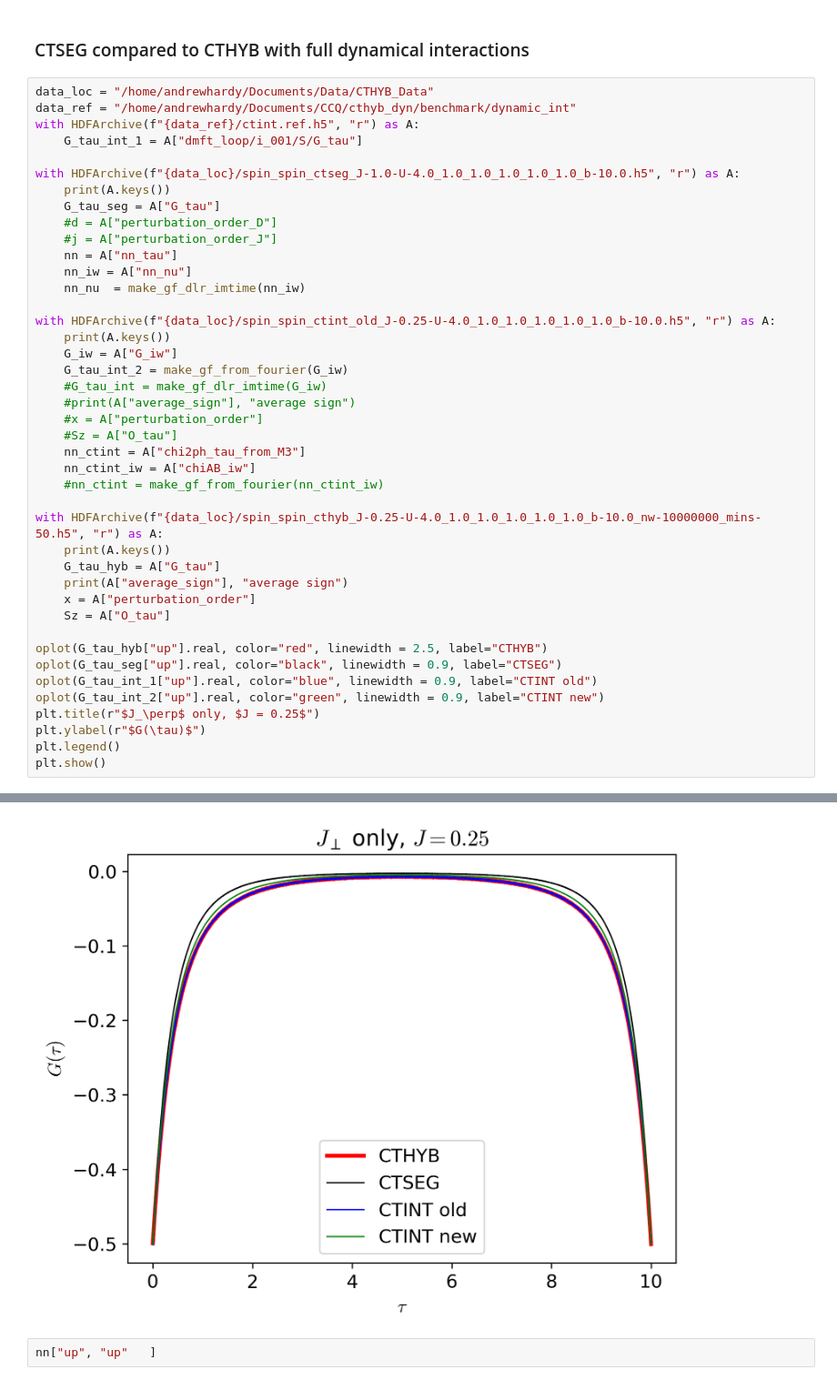
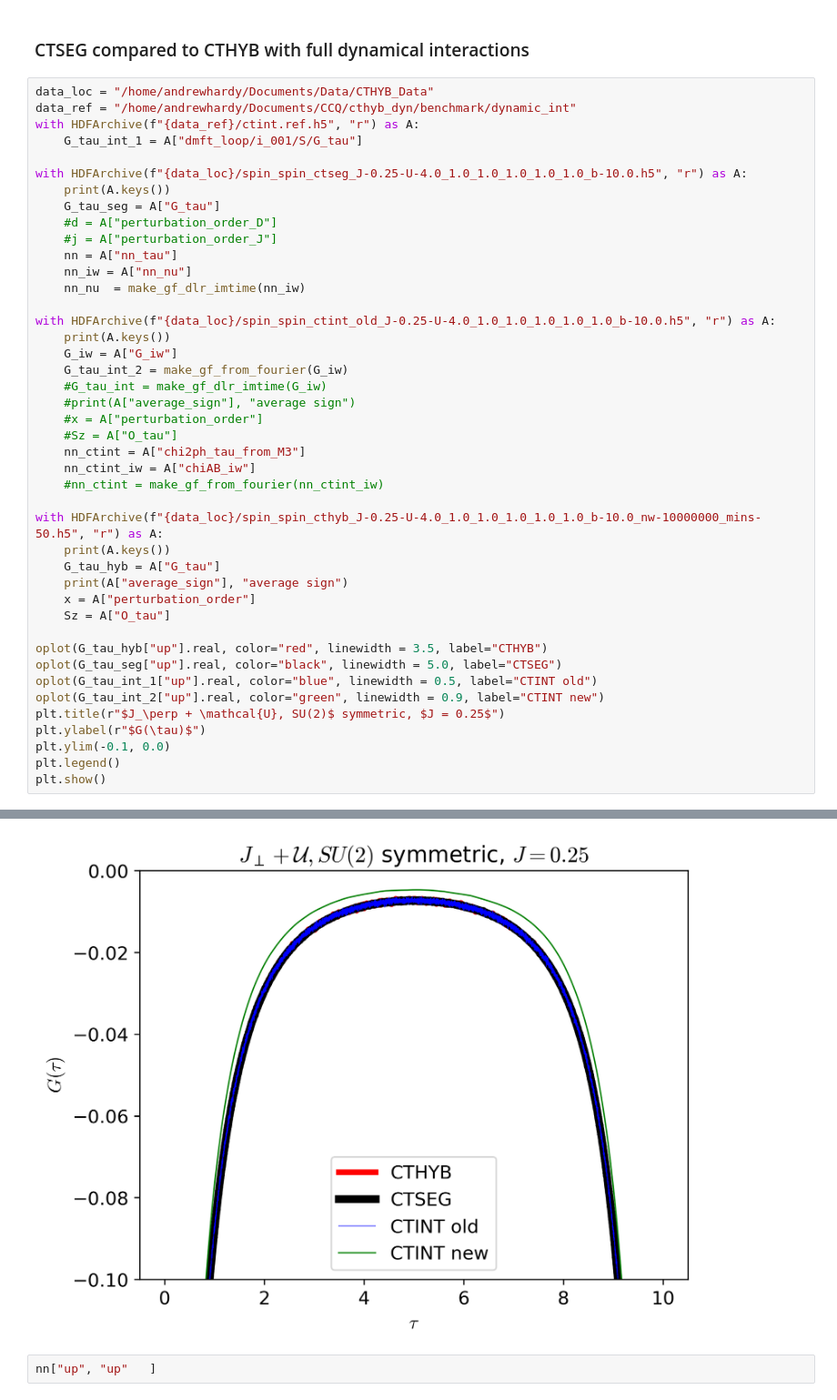
Before and after one commit to andrewkhardy/cthyb, a Jupyter notebook: benchmark/dynamic_int/CTHYB_Benchmarking.ipynb, the cells around one changed output, grey strips where cells are left out. Shown at 91% size. Drawn from its saved outputs; the diff is of its cells as text.

```diff
--- a/benchmark/dynamic_int/CTHYB_Benchmarking.ipynb
+++ b/benchmark/dynamic_int/CTHYB_Benchmarking.ipynb
@@ -62,7 +62,7 @@ data_ref = "/home/andrewhardy/Documents/CCQ/cthyb_dyn/benchmark/dynamic_int"
 with HDFArchive(f"{data_ref}/ctint.ref.h5", "r") as A:
     G_tau_int_1 = A["dmft_loop/i_001/S/G_tau"]
 
-with HDFArchive(f"{data_loc}/spin_spin_ctseg_J-1.0-U-4.0_1.0_1.0_1.0_1.0_1.0_b-10.0.h5", "r") as A:
+with HDFArchive(f"{data_loc}/spin_spin_ctseg_J-0.25-U-4.0_1.0_1.0_1.0_1.0_1.0_b-10.0.h5", "r") as A:
     print(A.keys())
     G_tau_seg = A["G_tau"]
     #d = A["perturbation_order_D"]
@@ -72,38 +72,39 @@ with HDFArchive(f"{data_loc}/spin_spin_ctseg_J-1.0-U-4.0_1.0_1.0_1.0_1.0_1.0_b-1
     nn_nu  = make_gf_dlr_imtime(nn_iw)
 
 with HDFArchive(f"{data_loc}/spin_spin_ctint_old_J-0.25-U-4.0_1.0_1.0_1.0_1.0_1.0_b-10.0.h5", "r") as A:
     print(A.keys())
     G_iw = A["G_iw"]
     G_tau_int_2 = make_gf_from_fourier(G_iw)
     #G_tau_int = make_gf_dlr_imtime(G_iw)
     #print(A["average_sign"], "average sign")
     #x = A["perturbation_order"]
     #Sz = A["O_tau"]
     nn_ctint = A["chi2ph_tau_from_M3"]
     nn_ctint_iw = A["chiAB_iw"]
     #nn_ctint = make_gf_from_fourier(nn_ctint_iw)
 
 with HDFArchive(f"{data_loc}/spin_spin_cthyb_J-0.25-U-4.0_1.0_1.0_1.0_1.0_1.0_b-10.0_nw-10000000_mins-50.h5", "r") as A:
     print(A.keys())
     G_tau_hyb = A["G_tau"]
     print(A["average_sign"], "average sign")
     x = A["perturbation_order"]
     Sz = A["O_tau"]
 
-oplot(G_tau_hyb["up"].real, color="red", linewidth = 2.5, label="CTHYB")
-oplot(G_tau_seg["up"].real, color="black", linewidth = 0.9, label="CTSEG")
-oplot(G_tau_int_1["up"].real, color="blue", linewidth = 0.9, label="CTINT old")
+oplot(G_tau_hyb["up"].real, color="red", linewidth = 3.5, label="CTHYB")
+oplot(G_tau_seg["up"].real, color="black", linewidth = 5.0, label="CTSEG")
+oplot(G_tau_int_1["up"].real, color="blue", linewidth = 0.5, label="CTINT old")
 oplot(G_tau_int_2["up"].real, color="green", linewidth = 0.9, label="CTINT new")
-plt.title(r"$J_\perp$ only, $J = 0.25$")
+plt.title(r"$J_\perp + \mathcal{U}, SU(2)$ symmetric, $J = 0.25$")
 plt.ylabel(r"$G(\tau)$")
+plt.ylim(-0.1, 0.0)
 plt.legend()
 plt.show()
 # %% [output]
 ['G_tau', 'average_sign', 'densities', 'nn', 'nn_nu', 'nn_tau', 'perturbation_order_D', 'perturbation_order_J']
 ['G0_iw', 'G2_iw', 'G_iw', 'chi2ph_iw', 'chi2ph_tau_from_M3', 'chi2pp_iw', 'chi2pp_tau_from_M3', 'chi2xph_tau_from_M3', 'chi3ph_iw', 'chi3pp_iw', 'chi3xph_iw', 'chiAB_iw']
 ['G_tau', 'O_tau', 'average_sign', 'perturbation_order']
 0.824889725 average sign
-[figure, old version]
+[figure, new version]
 # %%
 nn["up", "up"   ]
 # %% [output]
```
Also changed, not shown: parts of 2 cells of this notebook.
